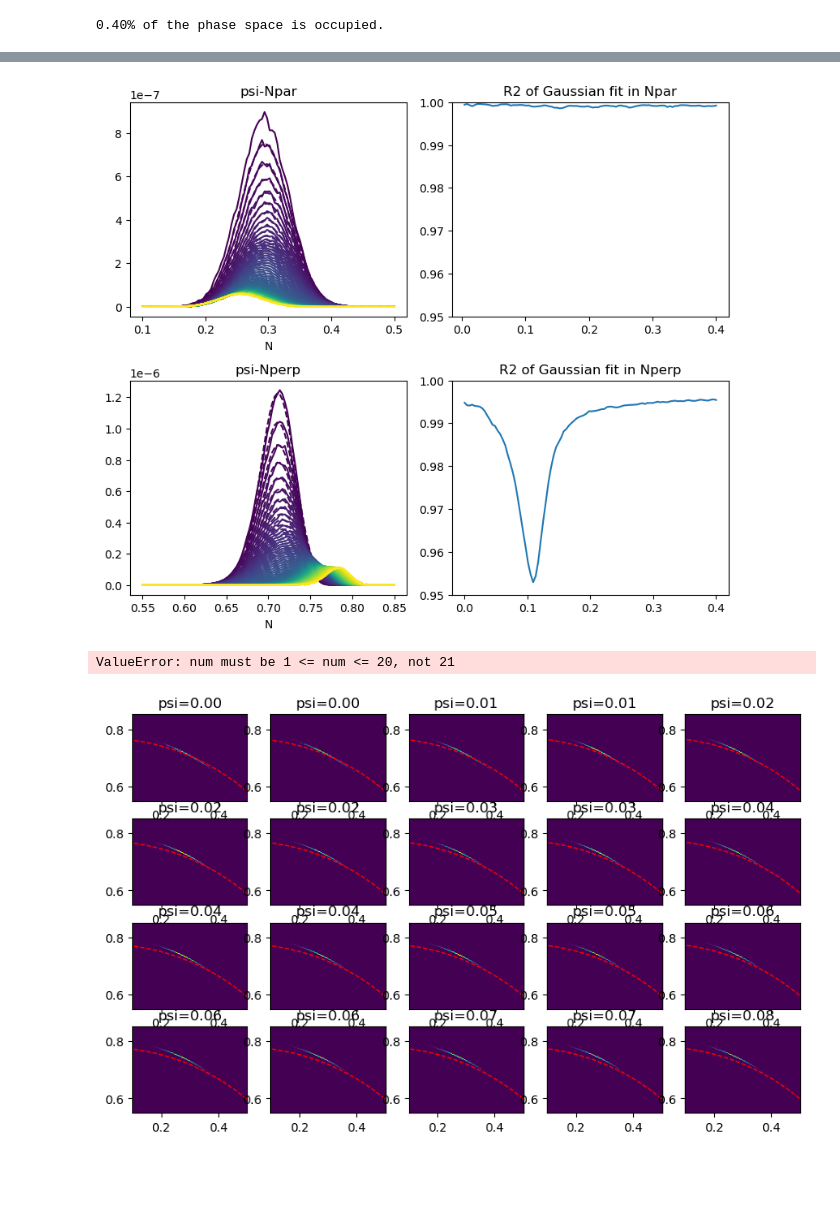
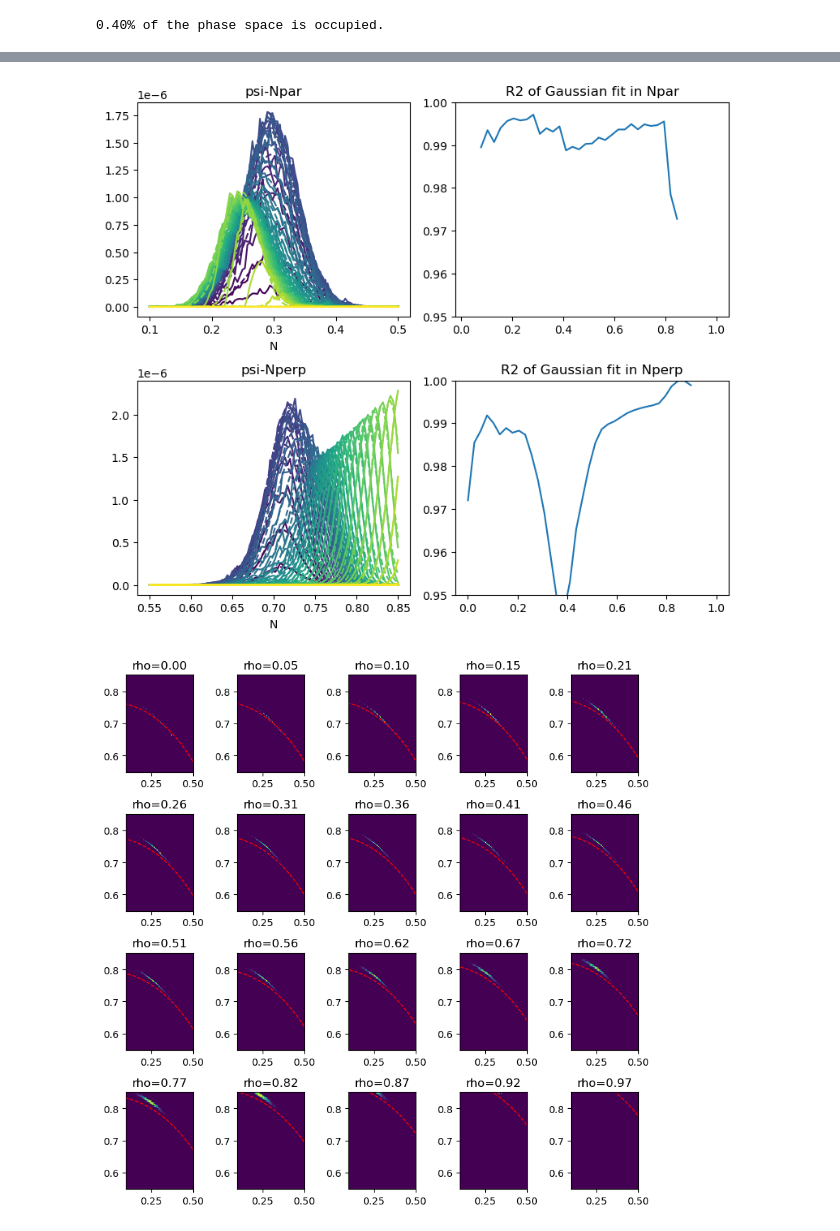
Before and after one commit to EwoutDevlaminck/WKBacca_QL, a Jupyter notebook: QL_diffusion.ipynb, the cells around one changed output, grey strips where cells are left out. Saved outputs shown, nothing was run; the diff lists cells and outputs as text; code cells hidden in the pictures; blank space fills up the shorter version.

```diff
--- a/QL_diffusion.ipynb
+++ b/QL_diffusion.ipynb
@@ -30,9 +28,9 @@ plt.contourf(Wfct[50, 100, :, :, 0])
 colors = plt.cm.get_cmap('viridis')(np.linspace(0,1,len(Nperp)))
 
 for i in range(len(Nperp)):
-    if Wfct[10, 100, :, i, 0].max() > 1e-5:
-        plt.plot(Npar, Wfct[0, 100, :, i, 0], label=rf'$Nperp$ = {Nperp[i]:.2f}', color=colors[i])
-plt.title(rf'|E|² at $\psi$ = {psi[0]:.2f}, $\theta$ = {Theta[100]:.2f}')
+    if Wfct[10, 50, :, i, 0].max() > 1e-4:
+        plt.plot(Nparallel, Wfct[10, 50, :, i, 0], label=rf'$Nperp$ = {Nperp[i]:.2f}', color=colors[i])
+plt.title(rf'|E|² at $\rho$ = {rho[10]:.2f}, $\theta$ = {Theta[50]:.2f}')
 plt.xlabel(r'$N_{||}$')
 plt.ylabel(r'$|E|^2$')
 #plt.xlim(-0.55, -0.1)
@@ -56,17 +54,17 @@ Vel = np.sqrt(Vel_par**2 + Vel_perp**2)
 # %% [output]
 0.40% of the phase space is occupied.
 # %%
-Nparpar, Nperper = np.meshgrid(Npar, Nperp, indexing='ij')
+Nparpar, Nperper = np.meshgrid(Nparallel, Nperp, indexing='ij')
 
 N = np.sqrt(Nparpar**2 + Nperper**2)
 # %%
-N_avg = np.array([[np.nanmean(N[beam_mask[i, j, :, :, 0]]) for j in range(len(Theta))] for i in range(len(psi))])
+N_avg = np.array([[np.nanmean(N[beam_mask[i, j, :, :, 0]]) for j in range(len(Theta))] for i in range(len(rho))])
 N_avg_psi = np.nanmean(N_avg, axis=1)
-percentage_filled = np.array([[N[beam_mask[i, j, :, :, 0]].shape[0] / N.size for j in range(len(Theta))] for i in range(len(psi))])
+percentage_filled = np.array([[N[beam_mask[i, j, :, :, 0]].shape[0] / N.size for j in range(len(Theta))] for i in range(len(rho))])
 
 fig = plt.figure()
 ax = fig.add_subplot(111)
-p1 = ax.pcolormesh(psi, Theta, 100*percentage_filled.T)
+p1 = ax.pcolormesh(rho, Theta, 100*percentage_filled.T)
 
 plt.colorbar(p1, label='%')
 ax.set_xlabel('psi')
@@ -145,5 +143,5 @@ plt.tight_layout()
 # %%
-colors = plt.cm.get_cmap('viridis')(np.linspace(0,1,Wfct_psi_Npar.shape[0]))
+colors = plt.cm.get_cmap('viridis')(np.linspace(0,1,Wfct_rho_Nparallel.shape[0]))
 
 from scipy.optimize import curve_fit
 
@@ -159,17 +157,17 @@ dimension = ['par', 'perp']
 for dim in range(2):
     gauss = plt.subplot(3, 2, 2*dim+1)
     if dim == 0:
-        N = Npar
-        Wfct_psi_N = Wfct_psi_Npar
+        N = Nparallel
+        Wfct_psi_N = Wfct_rho_Nparallel
     else:
         N = Nperp
-        Wfct_psi_N = Wfct_psi_Nperp
+        Wfct_psi_N = Wfct_rho_Nperp
 
 
     R2s = []
     width_over_avg = []
     for i in range(0, Wfct_psi_N.shape[0], 1):
-        gauss.plot(N, Wfct_psi_N[i, :, 0], color=colors[i], label=f'psi={psi[i]:.2f}')
+        gauss.plot(N, Wfct_psi_N[i, :, 0], color=colors[i], label=f'psi={rho[i]:.2f}')
         try:
             popt, pcov = curve_fit(gaussian, N, Wfct_psi_N[i, :, 0], p0=[3e-5, firstguess_pos[dim], 0.1])
         except:
@@ -187,33 +185,31 @@ for dim in range(2):
 
 
     r2 = plt.subplot(3, 2, 2*dim+2)
-    r2.plot(psi[::1], R2s, label='width/avg')
+    r2.plot(rho[::1], R2s, label='width/avg')
     r2.set_ylim(.95, 1)
     r2.set_title(f'R2 of Gaussian fit in N{dimension[dim]}')
 
 plt.tight_layout()
 # %% [output]
-[figure, old version]
+[figure, new version]
 # %%
 #Wfct_psi_Npar_Nperp = ql.sum_over_dimensions(Wfct, [-4])
-Wfct_psi_Npar_Nperp = Wfct[:, 100, :, :, :]
+Wfct_psi_Npar_Nperp = Wfct[:, 50, :, :, :]
 Wfct_nonNan = np.where(np.isnan(Wfct_psi_Npar_Nperp), 0, Wfct_psi_Npar_Nperp)
-NPAR, NPERP = np.meshgrid(Npar, Nperp, indexing='ij')
+NPAR, NPERP = np.meshgrid(Nparallel, Nperp, indexing='ij')
 N_norm = np.sqrt(NPAR**2 + NPERP**2)
-fig = plt.figure(figsize=(10, 6))
-for i in range(Wfct_nonNan.shape[0]):
-
-    ax = fig.add_subplot(4, 5, i+1)
-    ax.pcolormesh(Npar, Nperp, Wfct_nonNan[i, :, :, 0].T)
-    ax.contour(NPAR, NPERP, N_norm, [N_avg_psi[i]], colors='r', linestyles='dashed', linewidths=1)
-    ax.set_title(f'psi={psi[i]:.2f}')
-    ax.set_aspect('equal')
+plt.figure(figsize=(8, 8))
+for i in range(0, Wfct_nonNan.shape[0], 2):
 
 
+    plt.subplot(4, 5, i//2+1)
+    plt.pcolormesh(Nparallel, Nperp, Wfct_nonNan[i, :, :, 0].T)
+    plt.contour(NPAR, NPERP, N_norm, [N_avg_psi[i]], colors='r', linestyles='dashed', linewidths=1)
+    plt.title(f'rho={rho[i]:.2f}')
+
 plt.tight_layout()
 # %% [output]
-ValueError: num must be 1 <= num <= 20, not 21
-[figure, old version]
+[figure, new version]
 # %%
 import sparray
 # %%
```
Also changed, not shown: parts of 17 cells of this notebook, 4 other files.
